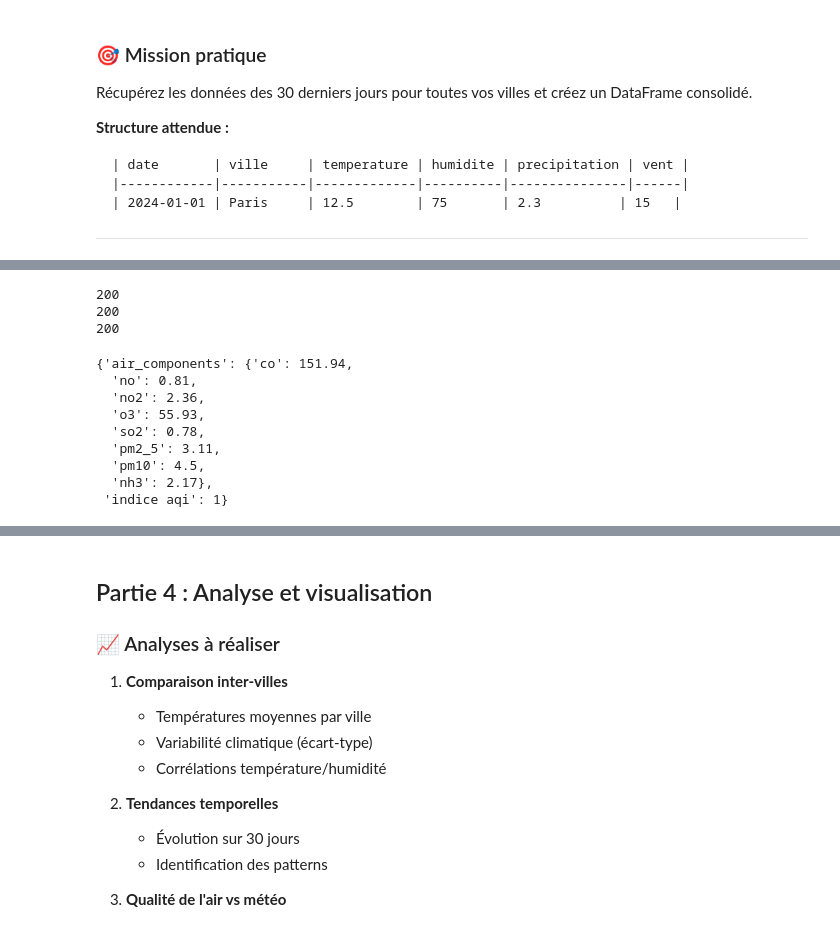
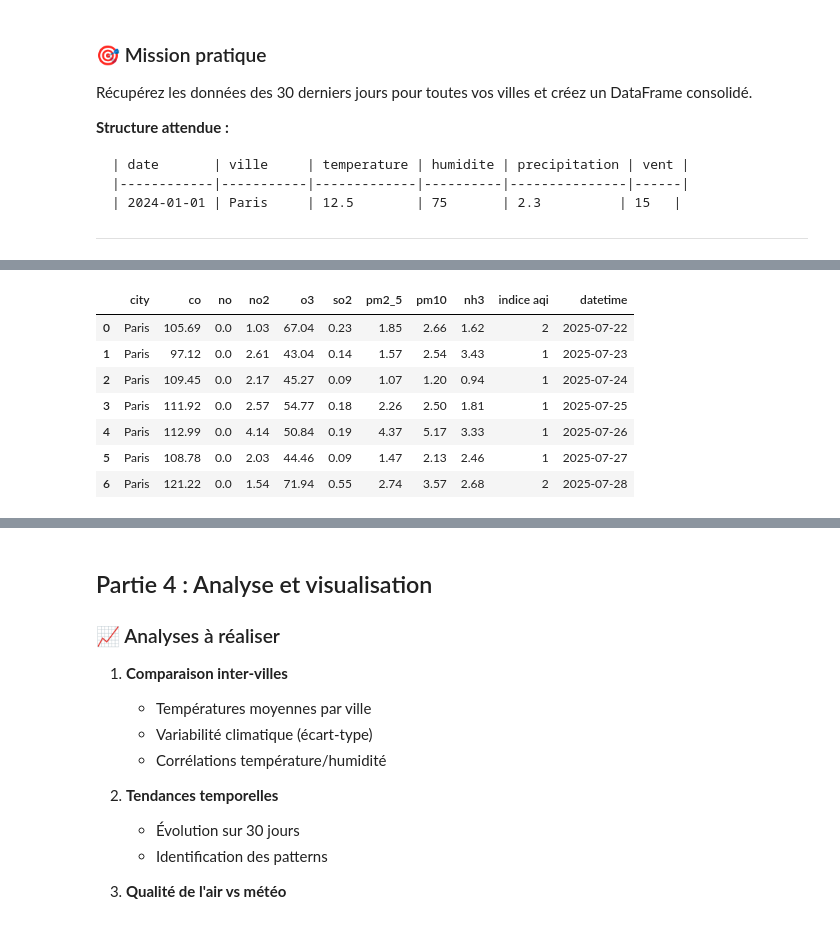
Before and after one commit to samyachd/Brief_multi_tech, a Jupyter notebook: 1_Fondamentaux_Python.ipynb, the cells around one changed output, grey strips where cells are left out. Drawn from its saved outputs; the diff is of its cells as text; code cells hidden in the pictures.

```diff
--- a/1_Fondamentaux_Python.ipynb
+++ b/1_Fondamentaux_Python.ipynb
@@ -198,43 +213,3 @@ def get_city_coordinates(city):
 
     Récupérez lat/lon pour chaque ville
     """
-# %%
-## Partie 3 : API supplémentaire - Qualité de l'air
-
-### 🌬️ API OpenWeatherMap Air Pollution
-OPENWEATHER_API_KEY = os.getenv("OPENWEATHER_API_KEY")
-OPENWEATHER_BASE_URL = "http://api.openweathermap.org/data/2.5"
-
-
-def get_air_quality(city):
-
-    # URL : pollution datas
-    url = f"{OPENWEATHER_BASE_URL}/air_pollution"
-
-    # Paramètres à compléter
-    params = {
-        'lat': get_city_coordinates(city)[0],
-        'lon': get_city_coordinates(city)[1],
-        'appid': OPENWEATHER_API_KEY,
-        'lang': 'fr'
-    }
-    r = requests.get(url, params)
-    print(r.status_code)
-    data_raw = r.json()
-    data = data_raw.get("list")
-    air_data = {
-        "air_components" : data[0].get("components"),
-        "indice aqi" : data[0].get("main").get("aqi")
-    }
-    return air_data
-
-    """
-    Récupère les données de qualité de l'air
-
-    URL : http://api.openweathermap.org/data/2.5/air_pollution
-
-    Étapes :
-    1. Utiliser les coordonnées lat/lon des villes
-    2. Récupérer l'indice AQI et les composants (PM2.5, PM10, O3, etc.)
-    3. Joindre ces données avec vos données météo
-    """
@@ -241,15 +288,11 @@ def get_air_quality(city):
 # %%
-get_air_quality(CITIES[0])
+get_air_quality(CITIES[0], start_date_time, end_date_time)
 # %% [output]
-200
-200
-200
-{'air_components': {'co': 151.94,
-  'no': 0.81,
-  'no2': 2.36,
-  'o3': 55.93,
-  'so2': 0.78,
-  'pm2_5': 3.11,
-  'pm10': 4.5,
-  'nh3': 2.17},
- 'indice aqi': 1}
+|  | city | co | no | no2 | o3 | so2 | pm2_5 | pm10 | nh3 | indice aqi | datetime |
+| 0 | Paris | 105.69 | 0.0 | 1.03 | 67.04 | 0.23 | 1.85 | 2.66 | 1.62 | 2 | 2025-07-22 |
+| 1 | Paris | 97.12 | 0.0 | 2.61 | 43.04 | 0.14 | 1.57 | 2.54 | 3.43 | 1 | 2025-07-23 |
+| 2 | Paris | 109.45 | 0.0 | 2.17 | 45.27 | 0.09 | 1.07 | 1.20 | 0.94 | 1 | 2025-07-24 |
+| 3 | Paris | 111.92 | 0.0 | 2.57 | 54.77 | 0.18 | 2.26 | 2.50 | 1.81 | 1 | 2025-07-25 |
+| 4 | Paris | 112.99 | 0.0 | 4.14 | 50.84 | 0.19 | 4.37 | 5.17 | 3.33 | 1 | 2025-07-26 |
+| 5 | Paris | 108.78 | 0.0 | 2.03 | 44.46 | 0.09 | 1.47 | 2.13 | 2.46 | 1 | 2025-07-27 |
+| 6 | Paris | 121.22 | 0.0 | 1.54 | 71.94 | 0.55 | 2.74 | 3.57 | 2.68 | 2 | 2025-07-28 |
```
Also changed, not shown: parts of 20 cells of this notebook, 1 other file.
